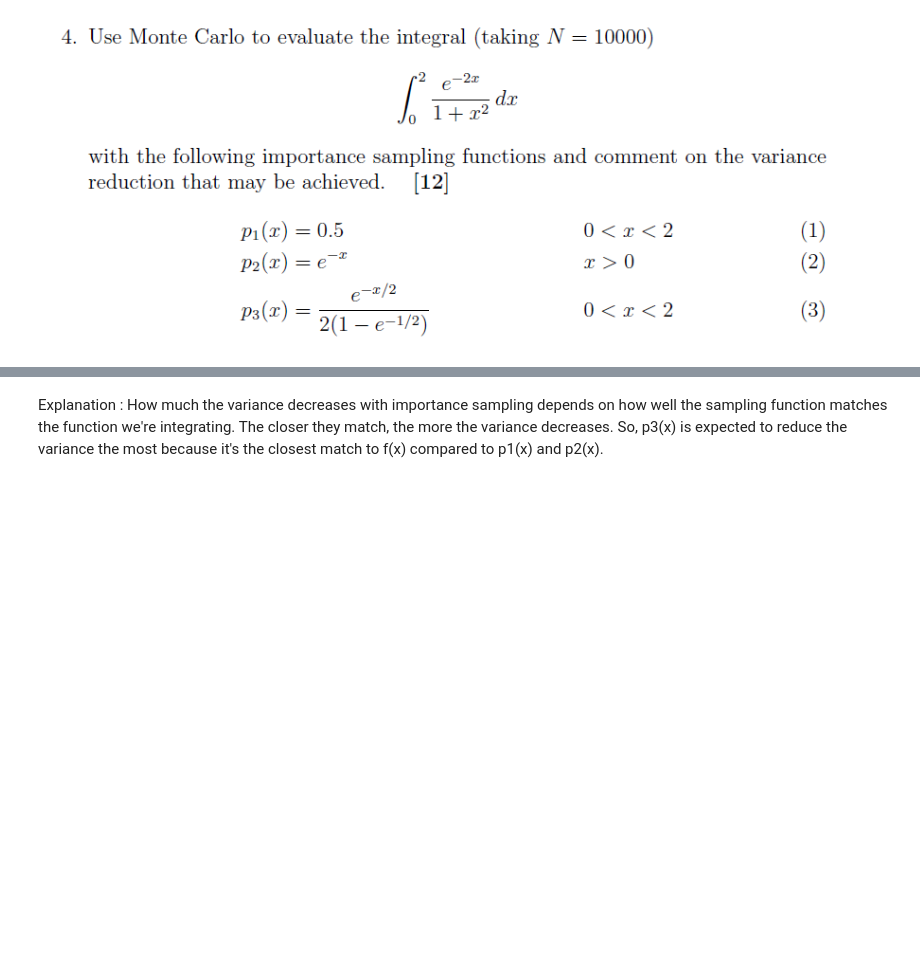
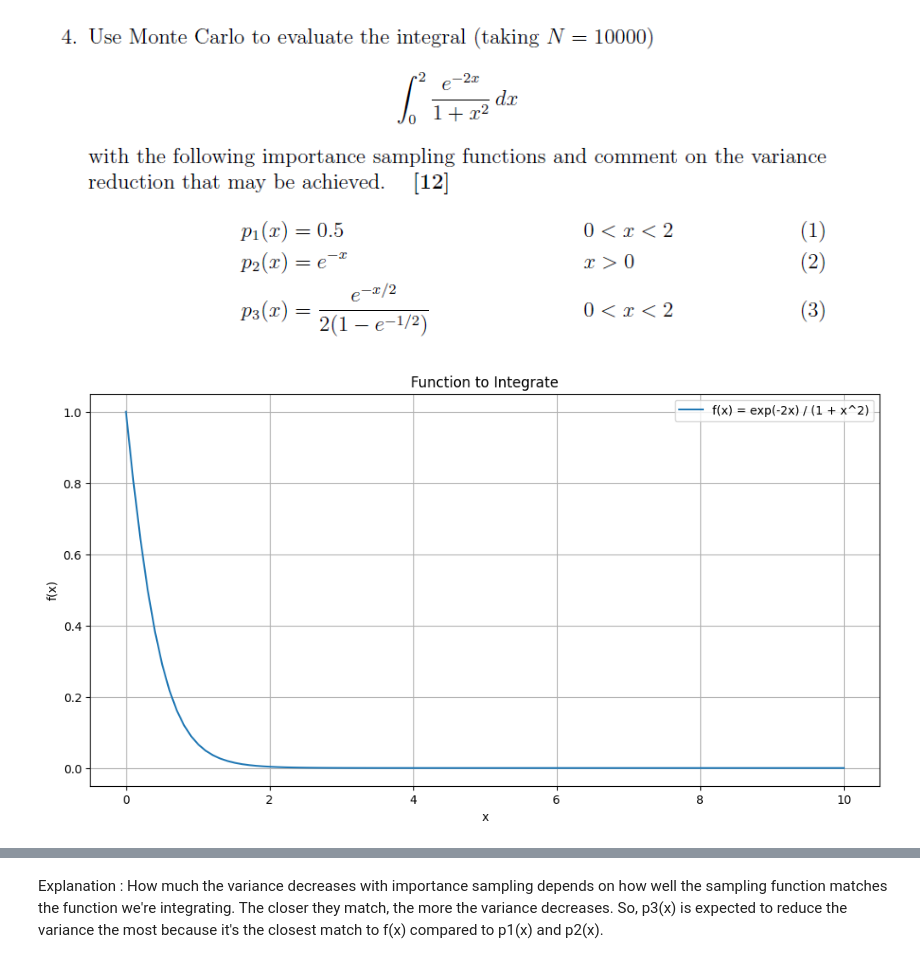
Before and after one commit to sumegha-niser/Computational-Physics, a Jupyter notebook: assignment4.ipynb, the cells around one changed output, grey strips where cells are left out. Saved outputs shown, nothing was run; the diff lists cells and outputs as text; code cells hidden in the pictures; blank space fills up the shorter version.

```diff
--- a/assignment4.ipynb
+++ b/assignment4.ipynb
@@ -124,4 +124,23 @@ plt.show()
 [figure]
 # %% [markdown]
 ![image.png](attachment:image.png)
+# %%
+
+# Define the function to integrate
+def f(x):
+    return np.exp(-2 * x) / (1 + x**2)
+
+#plotting the function
+x = np.linspace(0, 10, 100)
+y = f(x)
+plt.figure(figsize=(12, 6))
+plt.plot(x, y, label='f(x) = exp(-2x) / (1 + x^2)')
+plt.xlabel('x')
+plt.ylabel('f(x)')
+plt.title('Function to Integrate')
+plt.legend()
+plt.grid(True)
+plt.show()
+# %% [output]
+[figure, added]
 # %%
```
Also changed, not shown: parts of 1 cell of this notebook.
